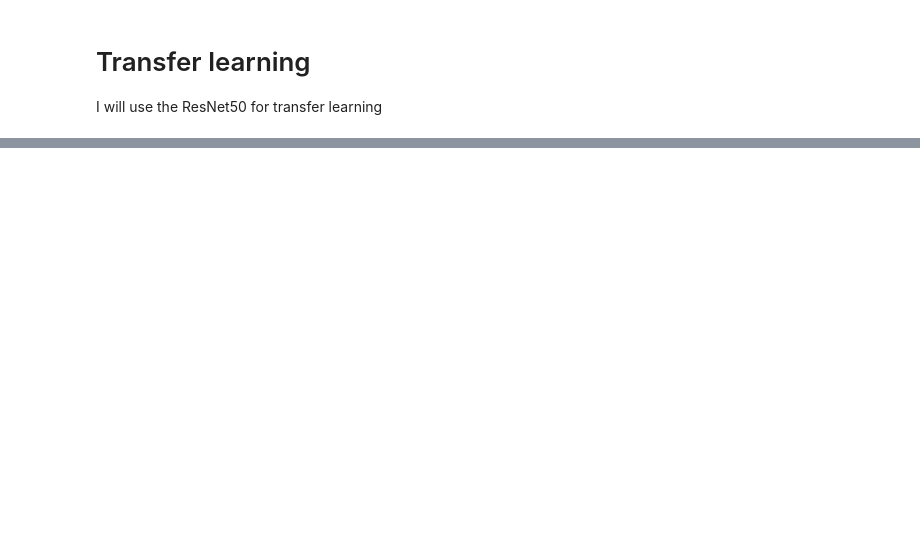
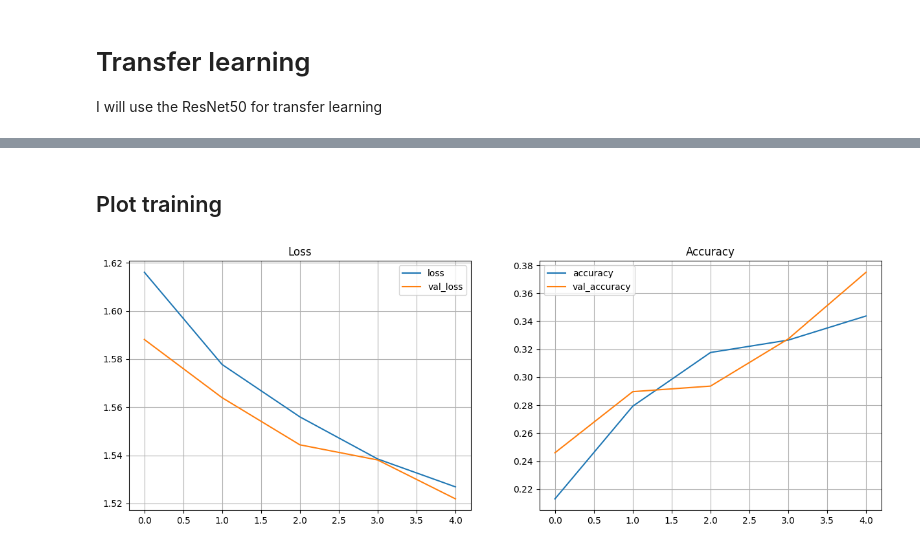
Before and after one commit to JoelOscarsson/dl-assignment, a Jupyter notebook: classification.ipynb, the cells around one changed output, grey strips where cells are left out. Cells and saved outputs as stored; diff of their text form; code cells hidden in the pictures; blank space fills up the shorter version.

```diff
--- a/classification.ipynb
+++ b/classification.ipynb
@@ -771,8 +763,7 @@ MODEL = tf.keras.applications.ResNet50(
 # MODEL.save('model/resnet50.h5')
 # base_cnn=load_model('weights.h5')
 
-
-feature_extractor = tf.layers(MODEL, input_shape=(IMG_HEIGHT, IMG_WIDTH, 3))
+feature_extractor = hub.KerasLayer(MODEL, input_shape=(IMG_HEIGHT, IMG_WIDTH, 3))
 
 
 # freeze the layer
@@ -791,4 +782,12 @@ model.compile(
     loss=tf.keras.losses.SparseCategoricalCrossentropy(from_logits=True),
     metrics=['accuracy']
 )
+
+epochs = 5
+
+history = model.fit(
+    norm_train_split,
+    epochs=epochs,
+    validation_data=norm_val_split,
+    )
 # %% [output]
@@ -795,0 +811,8 @@ AttributeError: module 'tensorflow' has no attribute 'layers'
+# %% [markdown]
+## Plot training
+# %%
+metrics = pd.DataFrame(history.history)
+
+plot_metrics(metrics)
+# %% [output]
+[figure, added]
```
Also changed, not shown: parts of 6 cells of this notebook.
